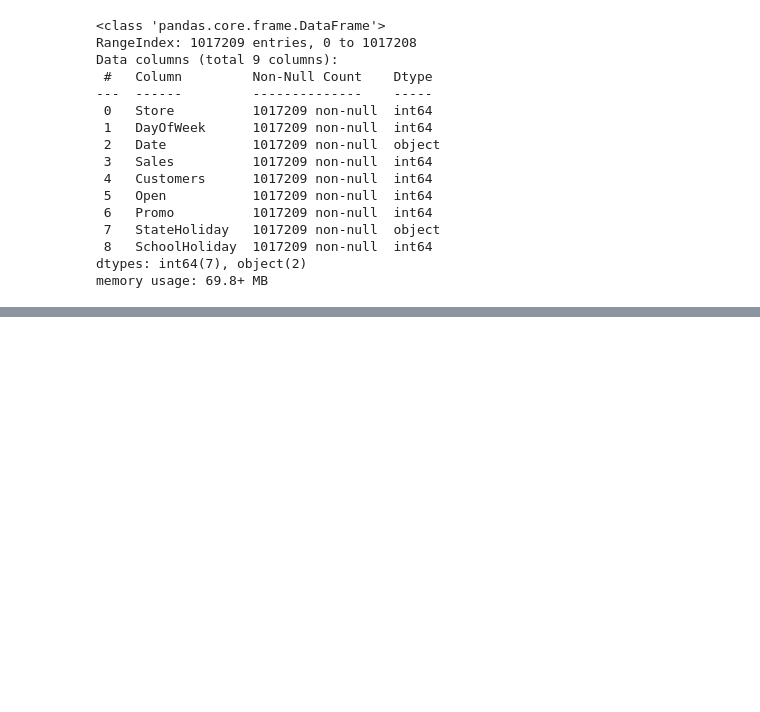
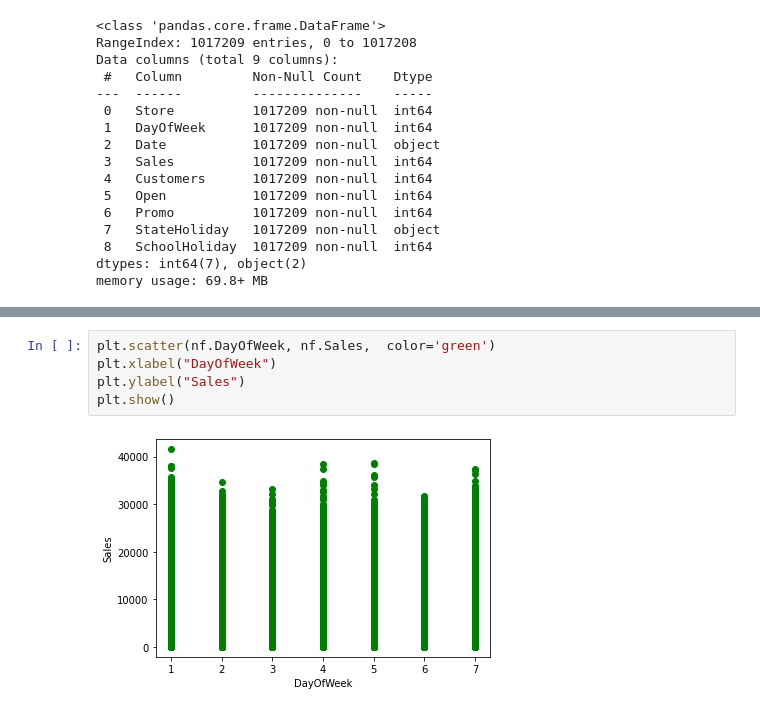
Before and after one commit to GauravBFG10K/Retail_Sales_Regression-Analysis, a Jupyter notebook: Rossmann_Sales_Prediction_Regression_Gaurav_Tiwari.ipynb, the cells around one changed output, grey strips where cells are left out. Drawn from its saved outputs; the diff is of its cells as text; blank space fills up the shorter version.

```diff
--- a/Rossmann_Sales_Prediction_Regression_Gaurav_Tiwari.ipynb
+++ b/Rossmann_Sales_Prediction_Regression_Gaurav_Tiwari.ipynb
@@ -94,0 +183,7 @@ memory usage: 69.8+ MB
+# %%
+plt.scatter(nf.DayOfWeek, nf.Sales,  color='green')
+plt.xlabel("DayOfWeek")
+plt.ylabel("Sales")
+plt.show()
+# %% [output]
+[figure, added]
```
Also changed, not shown: parts of 15 cells of this notebook.
